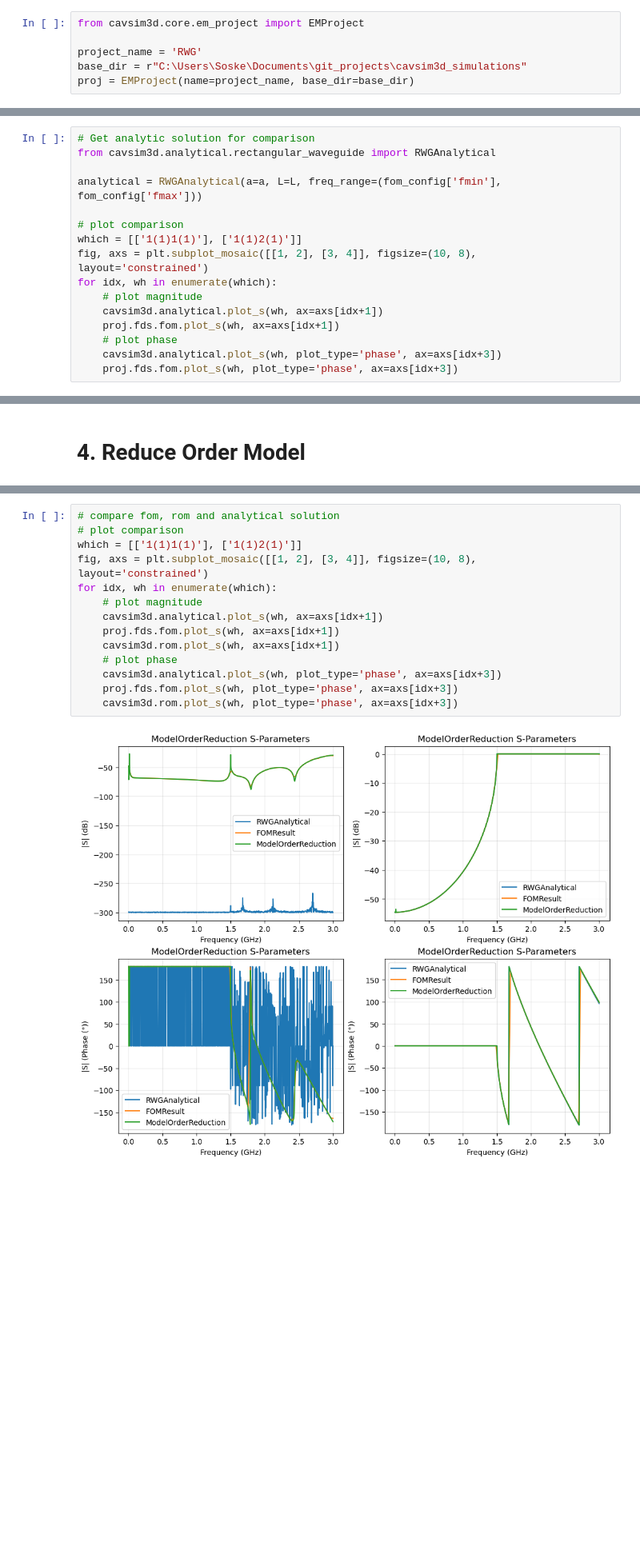
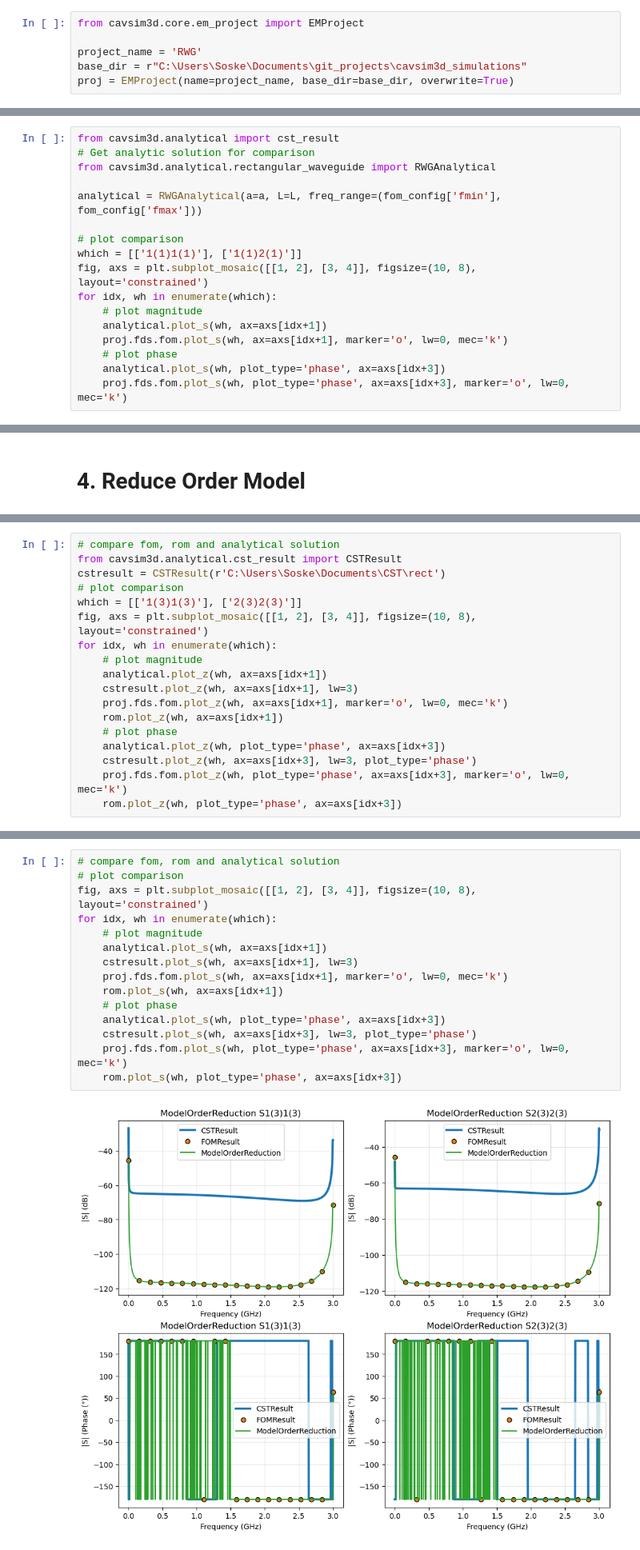
Before and after one commit to Dark-Elektron/cavsim3d, a Jupyter notebook: examples/rwg/rwg.ipynb, the cells around one changed output, grey strips where cells are left out. Shown at 80% size. Cells and saved outputs as stored; diff of their text form; blank space fills up the shorter version.

```diff
--- a/examples/rwg/rwg.ipynb
+++ b/examples/rwg/rwg.ipynb
@@ -21,5 +21,5 @@ from cavsim3d.core.em_project import EMProject
 
 project_name = 'RWG'
 base_dir = r"C:\Users\Soske\Documents\git_projects\cavsim3d_simulations"
-proj = EMProject(name=project_name, base_dir=base_dir)
+proj = EMProject(name=project_name, base_dir=base_dir, overwrite=True)
 # %% [output]
@@ -97,4 +113,5 @@ proj.fds.fom.K
 # %%
+from cavsim3d.analytical import cst_result
 # Get analytic solution for comparison
 from cavsim3d.analytical.rectangular_waveguide import RWGAnalytical
 
@@ -105,9 +122,9 @@ which = [['1(1)1(1)'], ['1(1)2(1)']]
 fig, axs = plt.subplot_mosaic([[1, 2], [3, 4]], figsize=(10, 8), layout='constrained')
 for idx, wh in enumerate(which):
     # plot magnitude
-    cavsim3d.analytical.plot_s(wh, ax=axs[idx+1])
-    proj.fds.fom.plot_s(wh, ax=axs[idx+1])
+    analytical.plot_s(wh, ax=axs[idx+1])
+    proj.fds.fom.plot_s(wh, ax=axs[idx+1], marker='o', lw=0, mec='k')
     # plot phase
-    cavsim3d.analytical.plot_s(wh, plot_type='phase', ax=axs[idx+3])
-    proj.fds.fom.plot_s(wh, plot_type='phase', ax=axs[idx+3])
+    analytical.plot_s(wh, plot_type='phase', ax=axs[idx+3])
+    proj.fds.fom.plot_s(wh, plot_type='phase', ax=axs[idx+3], marker='o', lw=0, mec='k')
 # %% [output]
@@ -142,0 +168,18 @@ proj.fds.fom.K
+# %%
+# compare fom, rom and analytical solution
+from cavsim3d.analytical.cst_result import CSTResult
+cstresult = CSTResult(r'C:\Users\Soske\Documents\CST\rect')
+# plot comparison
+which = [['1(3)1(3)'], ['2(3)2(3)']]
+fig, axs = plt.subplot_mosaic([[1, 2], [3, 4]], figsize=(10, 8), layout='constrained')
+for idx, wh in enumerate(which):
+    # plot magnitude
+    analytical.plot_z(wh, ax=axs[idx+1])
+    cstresult.plot_z(wh, ax=axs[idx+1], lw=3)
+    proj.fds.fom.plot_z(wh, ax=axs[idx+1], marker='o', lw=0, mec='k')
+    rom.plot_z(wh, ax=axs[idx+1])
+    # plot phase
+    analytical.plot_z(wh, plot_type='phase', ax=axs[idx+3])
+    cstresult.plot_z(wh, ax=axs[idx+3], lw=3, plot_type='phase')
+    proj.fds.fom.plot_z(wh, plot_type='phase', ax=axs[idx+3], marker='o', lw=0, mec='k')
+    rom.plot_z(wh, plot_type='phase', ax=axs[idx+3])
@@ -143,19 +194,20 @@ proj.fds.fom.K
 # %%
 # compare fom, rom and analytical solution
 # plot comparison
-which = [['1(1)1(1)'], ['1(1)2(1)']]
 fig, axs = plt.subplot_mosaic([[1, 2], [3, 4]], figsize=(10, 8), layout='constrained')
 for idx, wh in enumerate(which):
     # plot magnitude
-    cavsim3d.analytical.plot_s(wh, ax=axs[idx+1])
-    proj.fds.fom.plot_s(wh, ax=axs[idx+1])
-    cavsim3d.rom.plot_s(wh, ax=axs[idx+1])
+    analytical.plot_s(wh, ax=axs[idx+1])
+    cstresult.plot_s(wh, ax=axs[idx+1], lw=3)
+    proj.fds.fom.plot_s(wh, ax=axs[idx+1], marker='o', lw=0, mec='k')
+    rom.plot_s(wh, ax=axs[idx+1])
     # plot phase
-    cavsim3d.analytical.plot_s(wh, plot_type='phase', ax=axs[idx+3])
-    proj.fds.fom.plot_s(wh, plot_type='phase', ax=axs[idx+3])
-    cavsim3d.rom.plot_s(wh, plot_type='phase', ax=axs[idx+3])
+    analytical.plot_s(wh, plot_type='phase', ax=axs[idx+3])
+    cstresult.plot_s(wh, ax=axs[idx+3], lw=3, plot_type='phase')
+    proj.fds.fom.plot_s(wh, plot_type='phase', ax=axs[idx+3], marker='o', lw=0, mec='k')
+    rom.plot_s(wh, plot_type='phase', ax=axs[idx+3])
 # %% [output]
-[figure, old version]
+[figure, new version]
 # %% [markdown]
 # Field visualisation
 # %%
```
Also changed, not shown: parts of 10 cells of this notebook, 22 other files.
